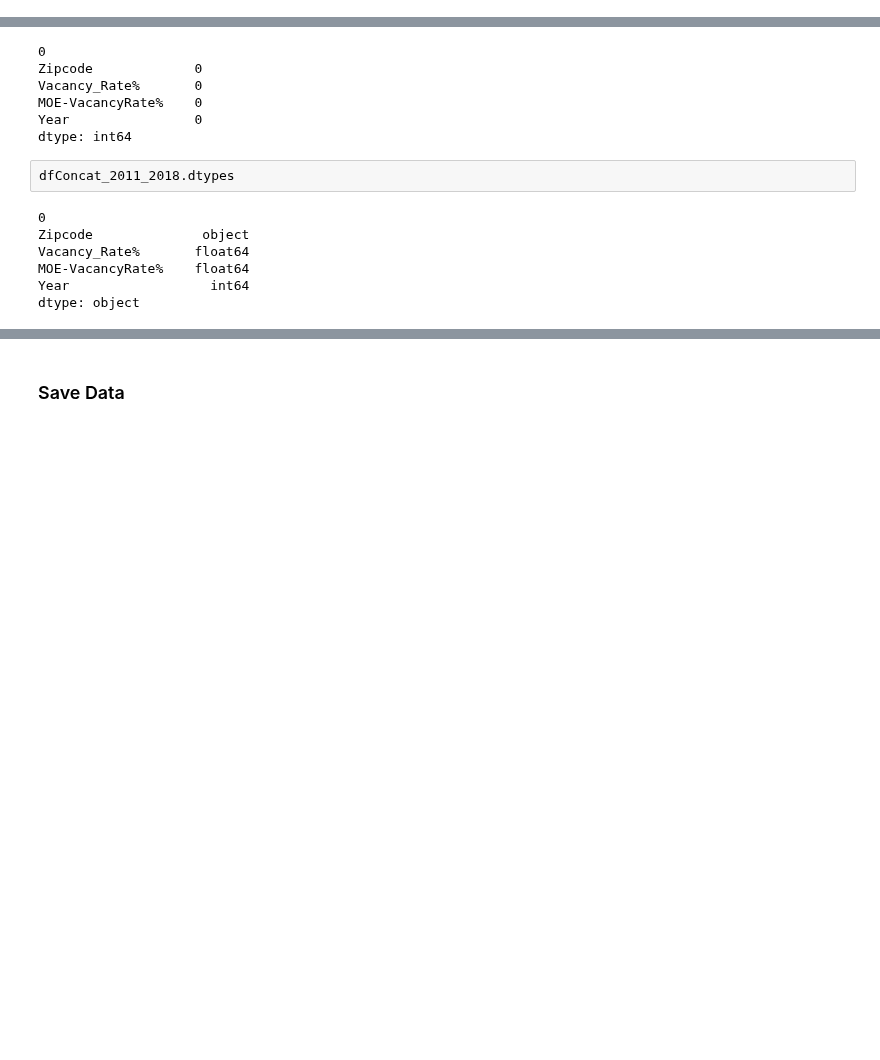
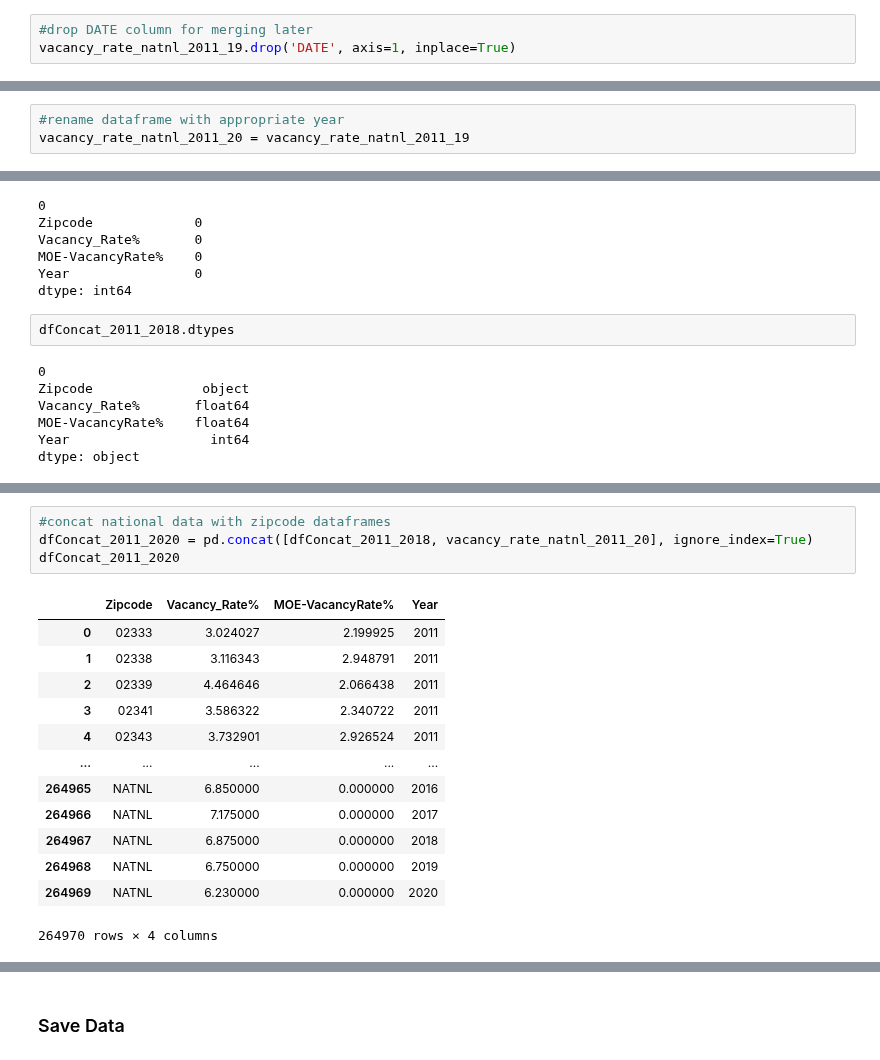
Before and after one commit to jjfrasca/Capstone_2, a Jupyter notebook: notebooks/2.0-jjf-initial-data-wrangling-zipcodeVacancy.ipynb, the cells around one changed output, grey strips where cells are left out. Saved outputs shown, nothing was run; the diff lists cells and outputs as text; blank space fills up the shorter version.

```diff
--- a/notebooks/2.0-jjf-initial-data-wrangling-zipcodeVacancy.ipynb
+++ b/notebooks/2.0-jjf-initial-data-wrangling-zipcodeVacancy.ipynb
@@ -124,0 +165,3 @@ dtype: object
+# %%
+#drop DATE column for merging later
+vacancy_rate_natnl_2011_19.drop('DATE', axis=1, inplace=True)
@@ -124,0 +178,3 @@ dtype: object
+# %%
+#rename dataframe with appropriate year
+vacancy_rate_natnl_2011_20 = vacancy_rate_natnl_2011_19
@@ -444,0 +527,18 @@ dtype: object
+# %%
+#concat national data with zipcode dataframes
+dfConcat_2011_2020 = pd.concat([dfConcat_2011_2018, vacancy_rate_natnl_2011_20], ignore_index=True)
+dfConcat_2011_2020
+# %% [output]
+|  | Zipcode | Vacancy_Rate% | MOE-VacancyRate% | Year |
+| 0 | 02333 | 3.024027 | 2.199925 | 2011 |
+| 1 | 02338 | 3.116343 | 2.948791 | 2011 |
+| 2 | 02339 | 4.464646 | 2.066438 | 2011 |
+| 3 | 02341 | 3.586322 | 2.340722 | 2011 |
+| 4 | 02343 | 3.732901 | 2.926524 | 2011 |
+| ... | ... | ... | ... | ... |
+| 264965 | NATNL | 6.850000 | 0.000000 | 2016 |
+| 264966 | NATNL | 7.175000 | 0.000000 | 2017 |
+| 264967 | NATNL | 6.875000 | 0.000000 | 2018 |
+| 264968 | NATNL | 6.750000 | 0.000000 | 2019 |
+| 264969 | NATNL | 6.230000 | 0.000000 | 2020 |
+264970 rows × 4 columns
```
Also changed, not shown: parts of 14 cells of this notebook.
